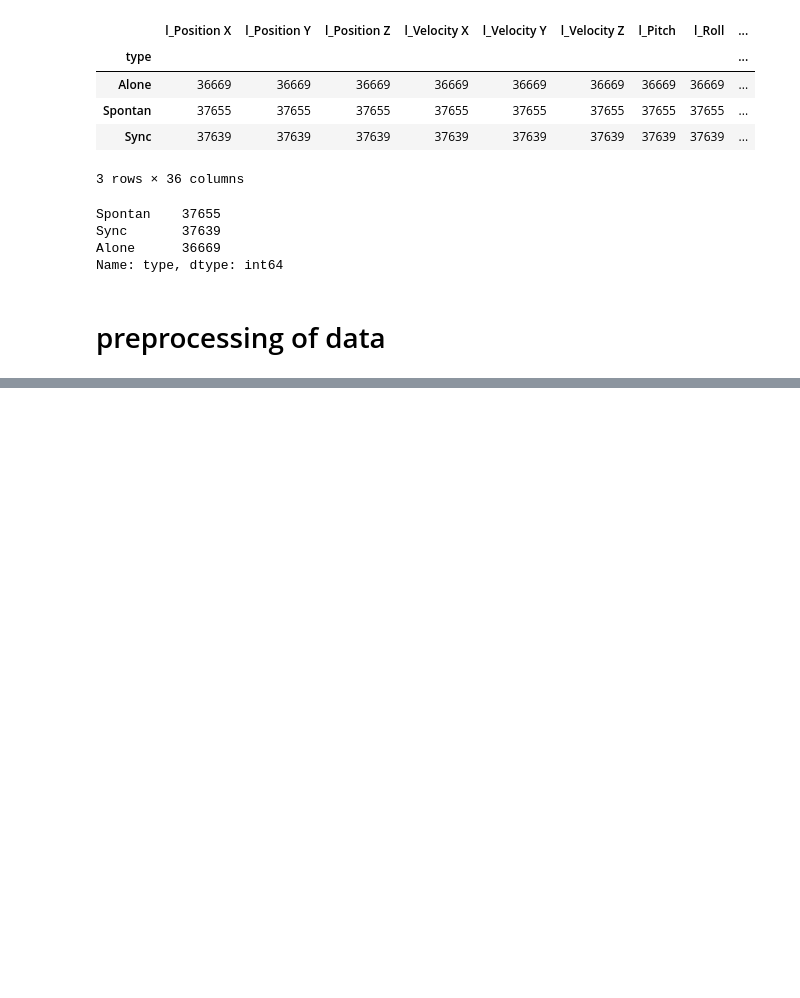
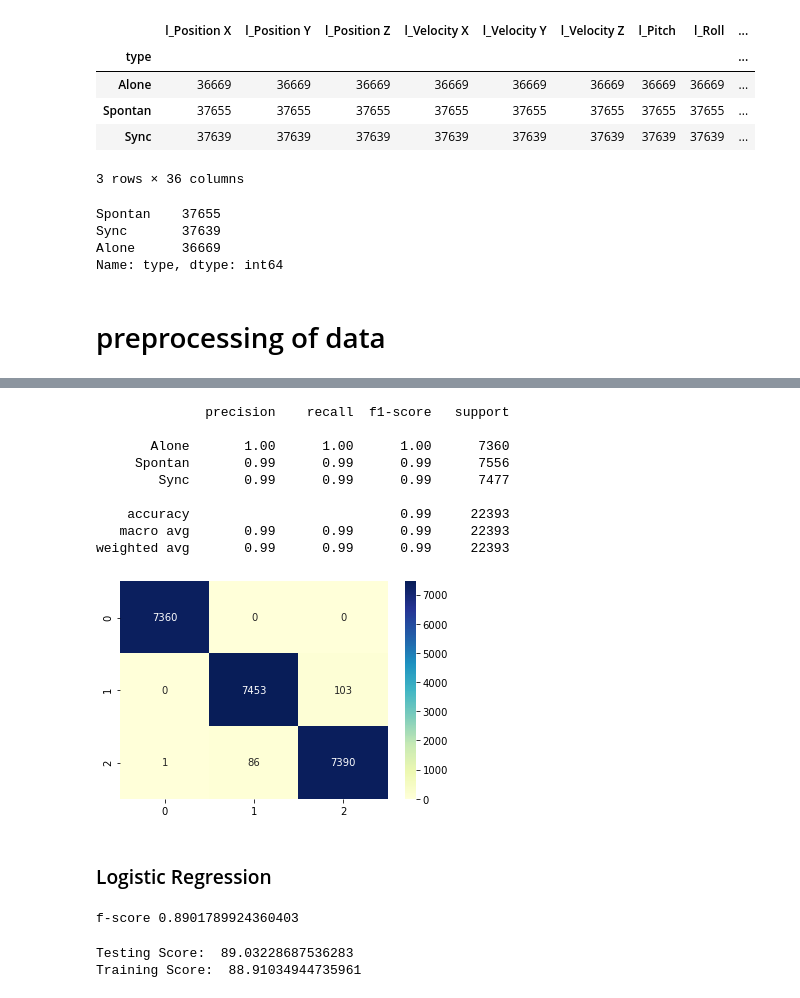
Before and after one commit to TaliaSeada/Data-Science-Research, a Jupyter notebook: Harnessing Machine Learning for interpersonal physical alignment.ipynb, the cells around one changed output, grey strips where cells are left out. Saved outputs shown, nothing was run; the diff lists cells and outputs as text; code cells hidden in the pictures; blank space fills up the shorter version.

```diff
--- a/Harnessing Machine Learning for interpersonal physical alignment.ipynb
+++ b/Harnessing Machine Learning for interpersonal physical alignment.ipynb
@@ -57,7 +61,7 @@ def load(name,HR):
         if(name[j][-5:] == 'e.csv'):
             df["type"] = 'Alone'
             df = df[df[' Hand Type'] != 'right']
-            df = df.set_index('Time')
+            df = df.set_index(['Time'])
             df = df.reset_index(drop=True)
             HR = HR.reset_index(drop=True)
             f = pd.concat([df, HR], axis = 1)
@@ -634,0 +408,10 @@ weighted avg       0.90      0.88      0.88     33127
+# %%
+# train the model on this data
+train_label = train_df['type']
+train = train_df.drop('type', axis =1)
+X_train, X_valid, y_train, y_valid = train_test_split(train, train_label, test_size=0.2, random_state=1)
+# %%
+# Normalization
+scaler = StandardScaler()
+X_train = scaler.fit_transform(X_train)
+X_valid = scaler.transform(X_valid)
@@ -634,0 +432,4 @@ weighted avg       0.90      0.88      0.88     33127
+# %%
+knn = KNeighborsClassifier(n_neighbors = 20)
+knn.fit(X_train, y_train)
+knn_pred = knn.predict(X_valid)
@@ -634,0 +462,18 @@ weighted avg       0.90      0.88      0.88     33127
+# %%
+con_mat = confusion_matrix(y_valid, knn_pred)
+f, ax = plt.subplots(figsize=(6, 4))
+sns.heatmap(con_mat, annot=True, fmt='g',cmap="YlGnBu")
+print(classification_report(y_valid, knn_pred))
+# %% [output]
+              precision    recall  f1-score   support
+
+       Alone       1.00      1.00      1.00      7360
+     Spontan       0.99      0.99      0.99      7556
+        Sync       0.99      0.99      0.99      7477
+
+    accuracy                           0.99     22393
+   macro avg       0.99      0.99      0.99     22393
+weighted avg       0.99      0.99      0.99     22393
+[figure, added]
+# %% [markdown]
+### Logistic Regression
@@ -634,0 +484,13 @@ weighted avg       0.90      0.88      0.88     33127
+# %%
+#f-score:
+f=f1_score(y_valid, lr_pred,average='weighted')
+print('f-score', f)
+# %% [output]
+f-score 0.8901789924360403
+# %%
+#Accuracy:
+print("Testing Score: ",lr.score(X_valid,y_valid)*100)
+print("Training Score: ",lr.score(X_train, y_train)*100)
+# %% [output]
+Testing Score:  89.03228687536283
+Training Score:  88.91034944735961
```
Also changed, not shown: parts of 103 cells of this notebook, 1 other file.
